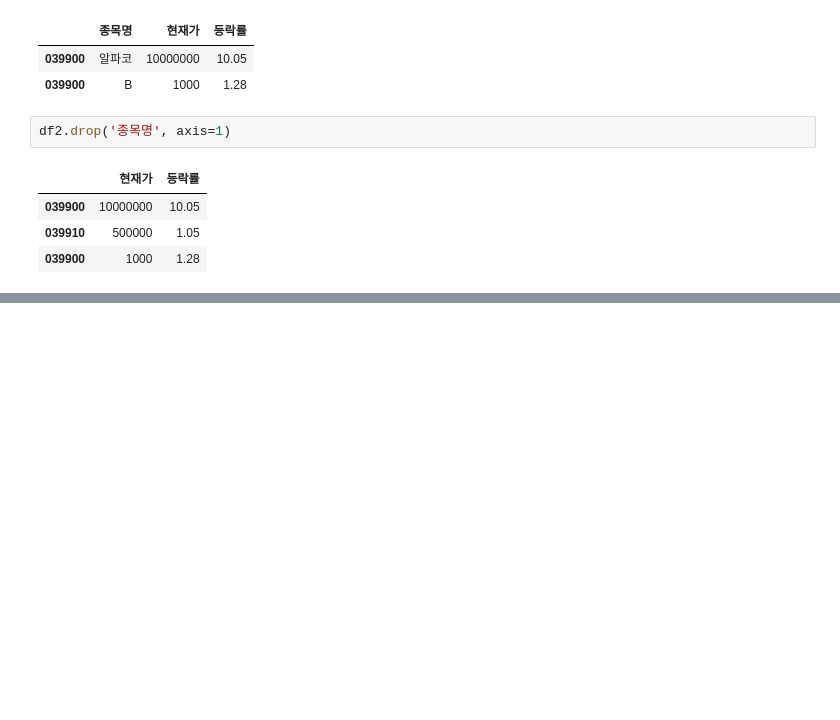
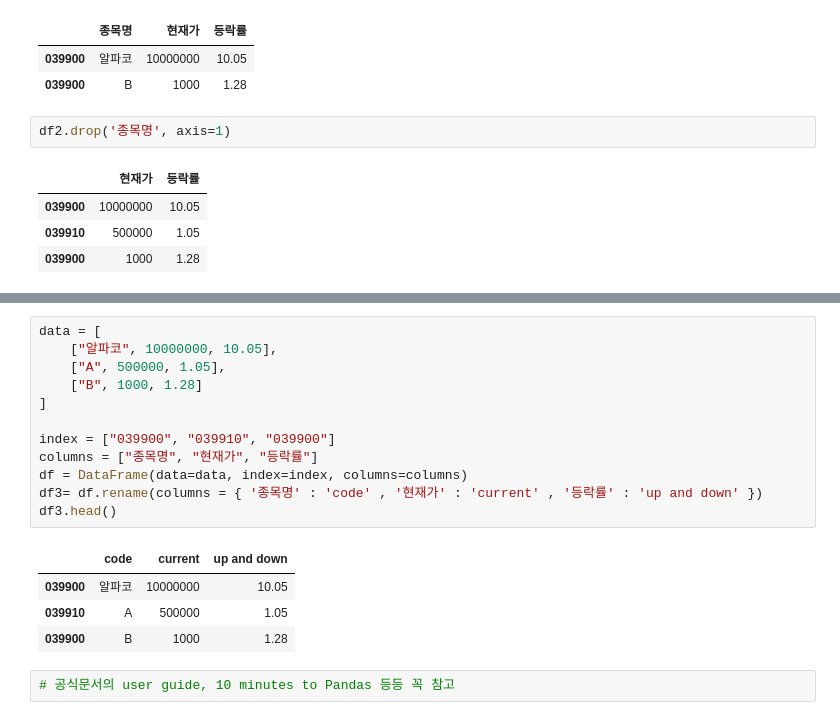
Before and after one commit to dsleslie/iMDGBA, a Jupyter notebook: 02_ds_basic/02_dataframe_pandas_240930.ipynb, the cells around one changed output, grey strips where cells are left out. Drawn from its saved outputs; the diff is of its cells as text; blank space fills up the shorter version.

```diff
--- a/02_ds_basic/02_dataframe_pandas_240930.ipynb
+++ b/02_ds_basic/02_dataframe_pandas_240930.ipynb
@@ -429,0 +453,19 @@ df2.drop('종목명', axis=1)
+# %%
+data = [
+    ["알파코", 10000000, 10.05],
+    ["A", 500000, 1.05],
+    ["B", 1000, 1.28]
+]
+
+index = ["039900", "039910", "039900"]
+columns = ["종목명", "현재가", "등락률"]
+df = DataFrame(data=data, index=index, columns=columns)
+df3= df.rename(columns = { '종목명' : 'code' , '현재가' : 'current' , '등락률' : 'up and down' })
+df3.head()
+# %% [output]
+|  | code | current | up and down |
+| 039900 | 알파코 | 10000000 | 10.05 |
+| 039910 | A | 500000 | 1.05 |
+| 039900 | B | 1000 | 1.28 |
+# %%
+# 공식문서의 user guide, 10 minutes to Pandas 등등 꼭 참고
```
Also changed, not shown: parts of 11 cells of this notebook, 2 other files.
